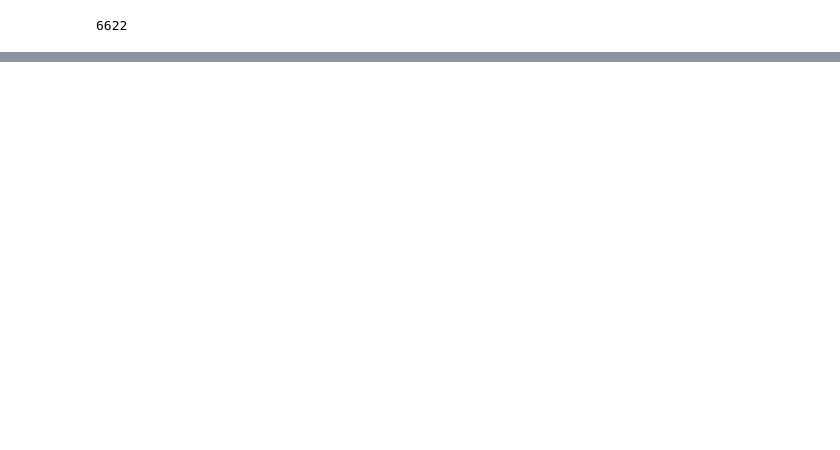
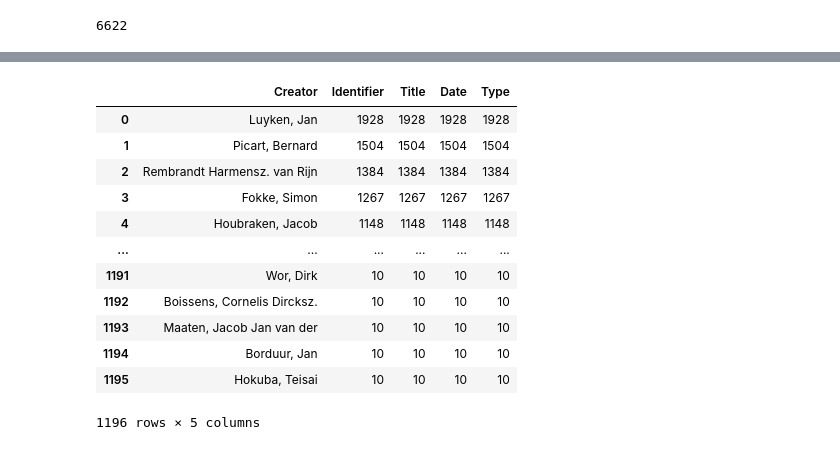
Before and after one commit to lotteph/MSc-Scriptie, a Jupyter notebook: XML files EDA.ipynb, the cells around one changed output, grey strips where cells are left out. Cells and saved outputs as stored; diff of their text form; code cells hidden in the pictures; blank space fills up the shorter version.

```diff
--- a/XML files EDA.ipynb
+++ b/XML files EDA.ipynb
@@ -238,0 +157,16 @@ dtype: object
+# %%
+frequents
+# %% [output]
+|  | Creator | Identifier | Title | Date | Type |
+| 0 | Luyken, Jan | 1928 | 1928 | 1928 | 1928 |
+| 1 | Picart, Bernard | 1504 | 1504 | 1504 | 1504 |
+| 2 | Rembrandt Harmensz. van Rijn | 1384 | 1384 | 1384 | 1384 |
+| 3 | Fokke, Simon | 1267 | 1267 | 1267 | 1267 |
+| 4 | Houbraken, Jacob | 1148 | 1148 | 1148 | 1148 |
+| ... | ... | ... | ... | ... | ... |
+| 1191 | Wor, Dirk | 10 | 10 | 10 | 10 |
+| 1192 | Boissens, Cornelis Dircksz. | 10 | 10 | 10 | 10 |
+| 1193 | Maaten, Jacob Jan van der | 10 | 10 | 10 | 10 |
+| 1194 | Borduur, Jan | 10 | 10 | 10 | 10 |
+| 1195 | Hokuba, Teisai | 10 | 10 | 10 | 10 |
+1196 rows × 5 columns
```
Also changed, not shown: parts of 21 cells of this notebook, 2 other files.
